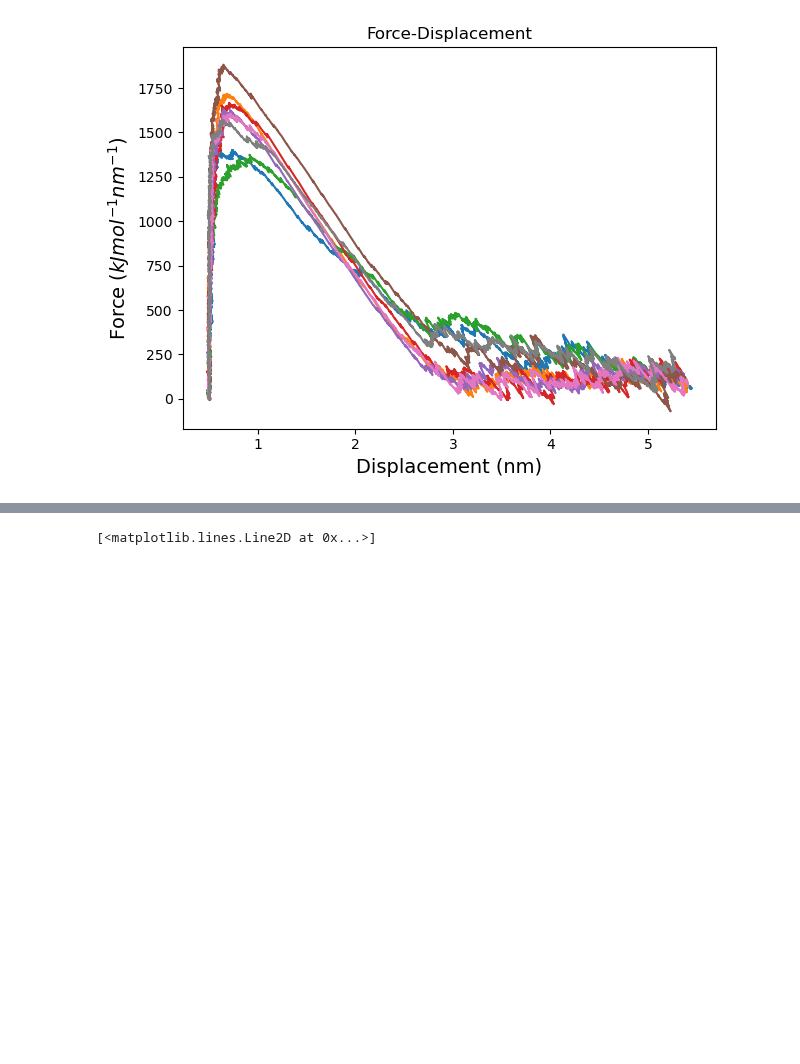
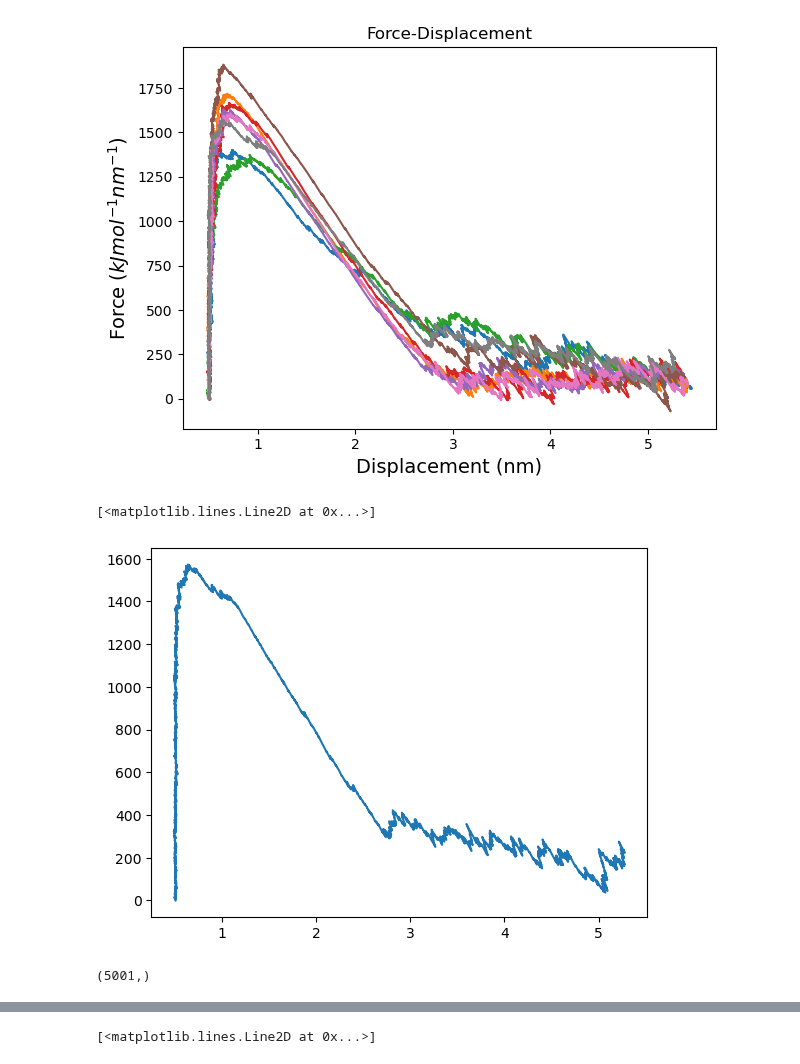
Before and after one commit to lorenzopallante/BiomeccanicaMultiscala, a Jupyter notebook: LAB/08-SMD/08-SteeredMD.ipynb, the cells around one changed output, grey strips where cells are left out. Cells and saved outputs as stored; diff of their text form; code cells hidden in the pictures; blank space fills up the shorter version.

```diff
--- a/LAB/08-SMD/08-SteeredMD.ipynb
+++ b/LAB/08-SMD/08-SteeredMD.ipynb
@@ -695,3 +695,8 @@ plt.title("Force-Displacement")
 plt.tight_layout()
 # %% [output]
 [figure]
+# %%
+plt.plot(displacement,force)
+# %% [output]
+[<matplotlib.lines.Line2D at 0x...>]
+[figure, added]
@@ -697,0 +710,4 @@ plt.tight_layout()
+# %%
+np.array(work).shape
+# %% [output]
+(5001,)
```
Also changed, not shown: parts of 4 cells of this notebook.
